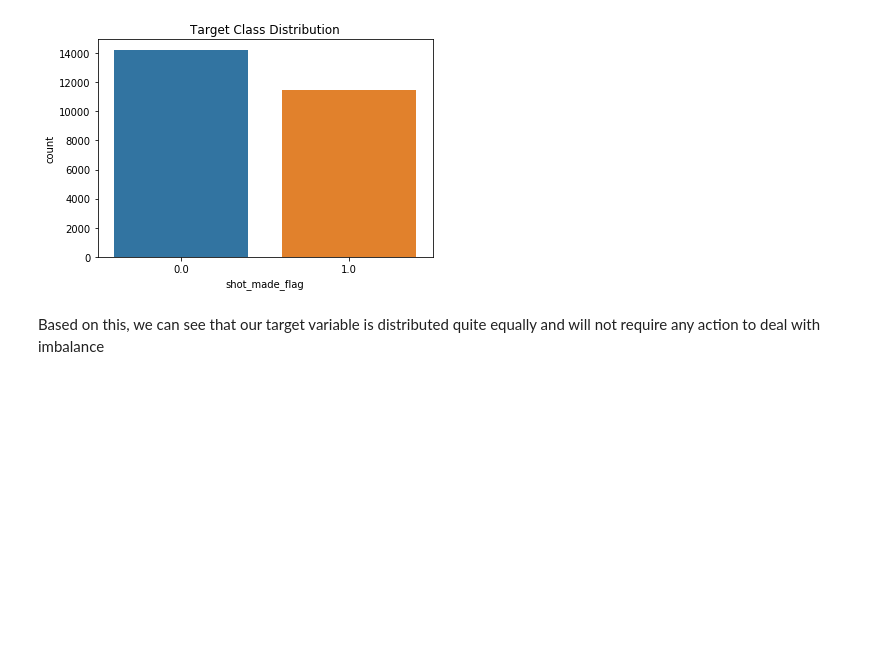
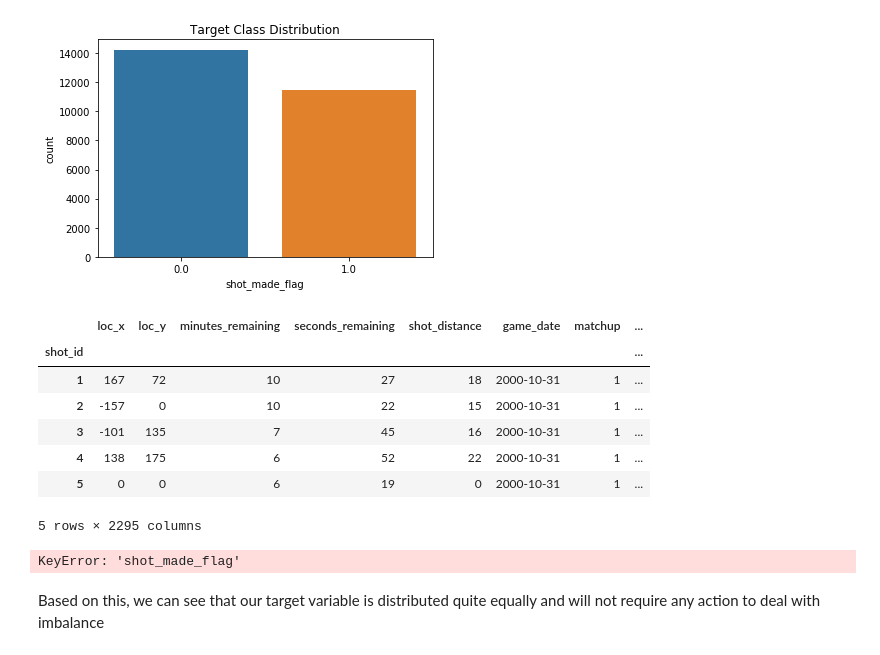
Before and after one commit to lubo4991/INFO-4604-Machine-Learning-Group-Project, a Jupyter notebook: ML Project Notebook.ipynb, the cells around one changed output. Drawn from its saved outputs; the diff is of its cells as text; code cells hidden in the pictures; blank space fills up the shorter version.

```diff
--- a/ML Project Notebook.ipynb
+++ b/ML Project Notebook.ipynb
@@ -233,3 +235,23 @@ xy.set_title('Target Class Distribution')
 plt.show()
 # %% [output]
 [figure]
+# %%
+df=pd.get_dummies(df)
+df.head()
+# %% [output]
+|  | loc_x | loc_y | minutes_remaining | seconds_remaining | shot_distance | game_date | matchup | ... |
+| shot_id |  |  |  |  |  |  |  | ... |
+| 1 | 167 | 72 | 10 | 27 | 18 | 2000-10-31 | 1 | ... |
+| 2 | -157 | 0 | 10 | 22 | 15 | 2000-10-31 | 1 | ... |
+| 3 | -101 | 135 | 7 | 45 | 16 | 2000-10-31 | 1 | ... |
+| 4 | 138 | 175 | 6 | 52 | 22 | 2000-10-31 | 1 | ... |
+| 5 | 0 | 0 | 6 | 19 | 0 | 2000-10-31 | 1 | ... |
+5 rows × 2295 columns
+# %%
+holdout=df[df['shot_made_flag'].isnull()]
+data=df[df['shot_made_flag'].notnull()]
+
+y=data['shot_made_flag']
+X=data.drop(['shot_made_flag', 'shot_id'] , axis=1)
+# %% [output]
+KeyError: 'shot_made_flag'
```
Also changed, not shown: parts of 14 cells of this notebook.
